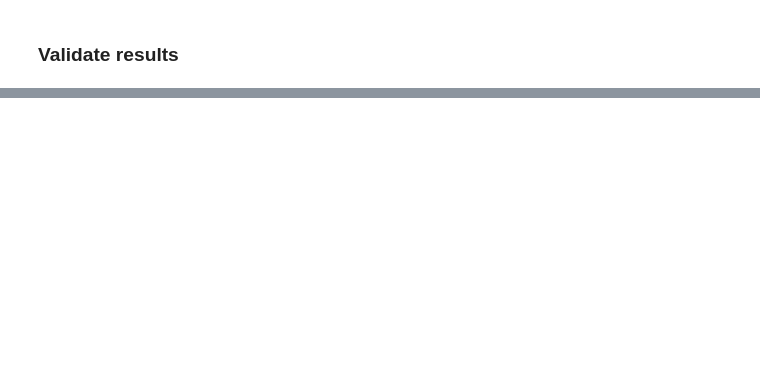
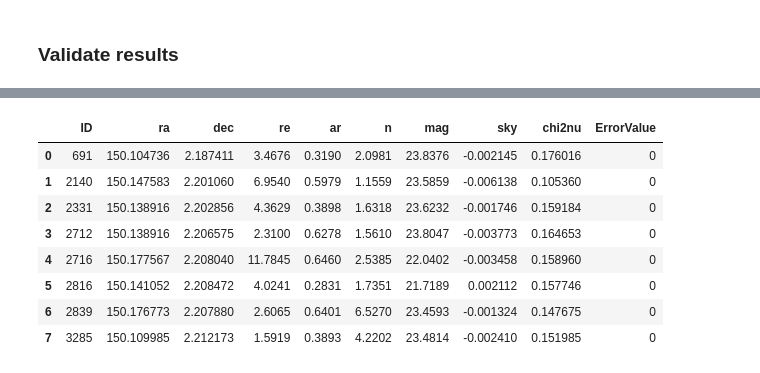
Before and after one commit to enoordeh/GalaxyPops, a Jupyter notebook: Analysis/3DHST/3DHST_galfit.ipynb, the cells around one changed output, grey strips where cells are left out. Saved outputs shown, nothing was run; the diff lists cells and outputs as text; code cells hidden in the pictures; blank space fills up the shorter version.

```diff
--- a/Analysis/3DHST/3DHST_galfit.ipynb
+++ b/Analysis/3DHST/3DHST_galfit.ipynb
@@ -137,3 +141,15 @@ new_df
+# %%
+new_df
+# %% [output]
+|  | ID | ra | dec | re | ar | n | mag | sky | chi2nu | ErrorValue |
+| 0 | 691 | 150.104736 | 2.187411 | 3.4676 | 0.3190 | 2.0981 | 23.8376 | -0.002145 | 0.176016 | 0 |
+| 1 | 2140 | 150.147583 | 2.201060 | 6.9540 | 0.5979 | 1.1559 | 23.5859 | -0.006138 | 0.105360 | 0 |
+| 2 | 2331 | 150.138916 | 2.202856 | 4.3629 | 0.3898 | 1.6318 | 23.6232 | -0.001746 | 0.159184 | 0 |
+| 3 | 2712 | 150.138916 | 2.206575 | 2.3100 | 0.6278 | 1.5610 | 23.8047 | -0.003773 | 0.164653 | 0 |
+| 4 | 2716 | 150.177567 | 2.208040 | 11.7845 | 0.6460 | 2.5385 | 22.0402 | -0.003458 | 0.158960 | 0 |
+| 5 | 2816 | 150.141052 | 2.208472 | 4.0241 | 0.2831 | 1.7351 | 21.7189 | 0.002112 | 0.157746 | 0 |
+| 6 | 2839 | 150.176773 | 2.207880 | 2.6065 | 0.6401 | 6.5270 | 23.4593 | -0.001324 | 0.147675 | 0 |
+| 7 | 3285 | 150.109985 | 2.212173 | 1.5919 | 0.3893 | 4.2202 | 23.4814 | -0.002410 | 0.151985 | 0 |
 # %%
 # Plot fits by ID
 for ID in fit_df['ID']:
```
Also changed, not shown: parts of 4 cells of this notebook, 3 other files.
